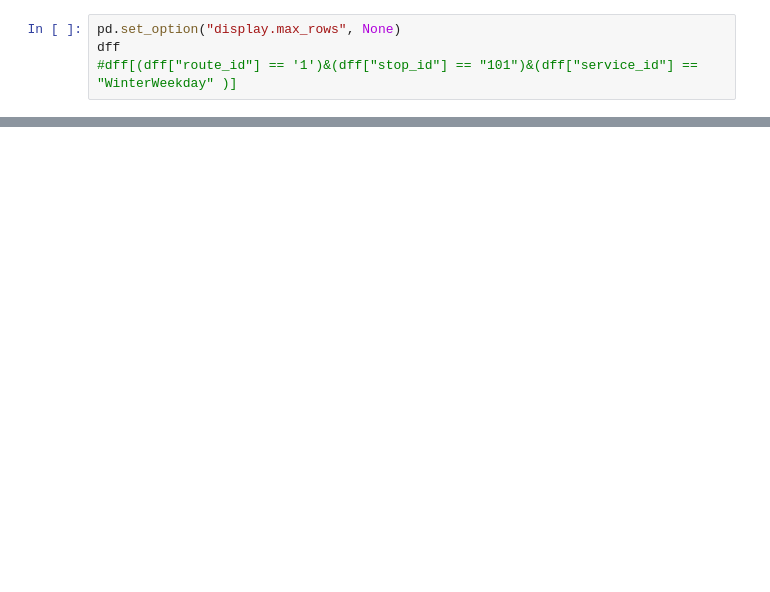
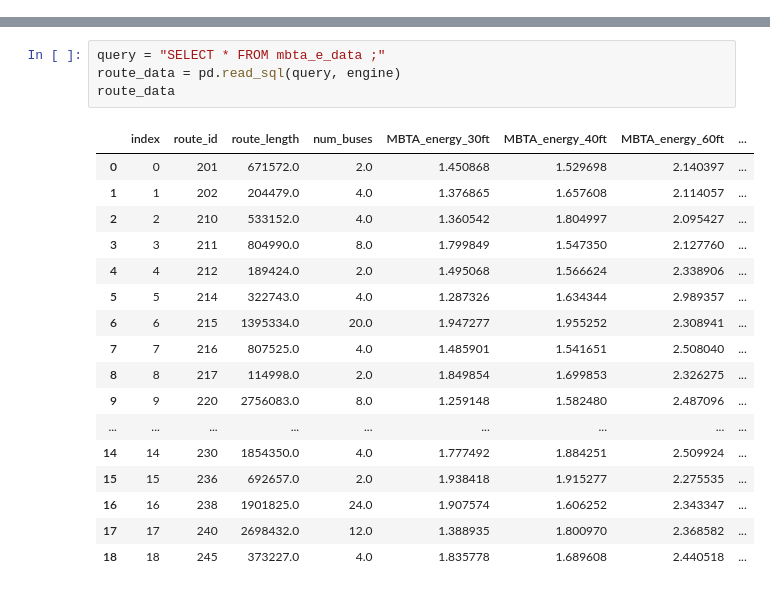
Before and after one commit to UpadhiV/evfleets, a Jupyter notebook: mbta_analysis.ipynb, the cells around one changed output, grey strips where cells are left out. Cells and saved outputs as stored; diff of their text form; blank space fills up the shorter version.

```diff
--- a/mbta_analysis.ipynb
+++ b/mbta_analysis.ipynb
@@ -253,4 +0,0 @@ for i in ridership.index:
-# %%
-pd.set_option("display.max_rows", None)
-dff
-#dff[(dff["route_id"] == '1')&(dff["stop_id"] == "101")&(dff["service_id"] == "WinterWeekday" )]
@@ -1259,0 +258,22 @@ plt.xticks([20000,30000,40000,50000,60000,70000,80000,90000],
+# %%
+query = "SELECT * FROM mbta_e_data ;"
+route_data = pd.read_sql(query, engine)
+route_data
+# %% [output]
+|  | index | route_id | route_length | num_buses | MBTA_energy_30ft | MBTA_energy_40ft | MBTA_energy_60ft | ... |
+| 0 | 0 | 201 | 671572.0 | 2.0 | 1.450868 | 1.529698 | 2.140397 | ... |
+| 1 | 1 | 202 | 204479.0 | 4.0 | 1.376865 | 1.657608 | 2.114057 | ... |
+| 2 | 2 | 210 | 533152.0 | 4.0 | 1.360542 | 1.804997 | 2.095427 | ... |
+| 3 | 3 | 211 | 804990.0 | 8.0 | 1.799849 | 1.547350 | 2.127760 | ... |
+| 4 | 4 | 212 | 189424.0 | 2.0 | 1.495068 | 1.566624 | 2.338906 | ... |
+| 5 | 5 | 214 | 322743.0 | 4.0 | 1.287326 | 1.634344 | 2.989357 | ... |
+| 6 | 6 | 215 | 1395334.0 | 20.0 | 1.947277 | 1.955252 | 2.308941 | ... |
+| 7 | 7 | 216 | 807525.0 | 4.0 | 1.485901 | 1.541651 | 2.508040 | ... |
+| 8 | 8 | 217 | 114998.0 | 2.0 | 1.849854 | 1.699853 | 2.326275 | ... |
+| 9 | 9 | 220 | 2756083.0 | 8.0 | 1.259148 | 1.582480 | 2.487096 | ... |
+| ... | ... | ... | ... | ... | ... | ... | ... | ... |
+| 14 | 14 | 230 | 1854350.0 | 4.0 | 1.777492 | 1.884251 | 2.509924 | ... |
+| 15 | 15 | 236 | 692657.0 | 2.0 | 1.938418 | 1.915277 | 2.275535 | ... |
+| 16 | 16 | 238 | 1901825.0 | 24.0 | 1.907574 | 1.606252 | 2.343347 | ... |
+| 17 | 17 | 240 | 2698432.0 | 12.0 | 1.388935 | 1.800970 | 2.368582 | ... |
+| 18 | 18 | 245 | 373227.0 | 4.0 | 1.835778 | 1.689608 | 2.440518 | ... |
```
Also changed, not shown: parts of 154 cells of this notebook.
